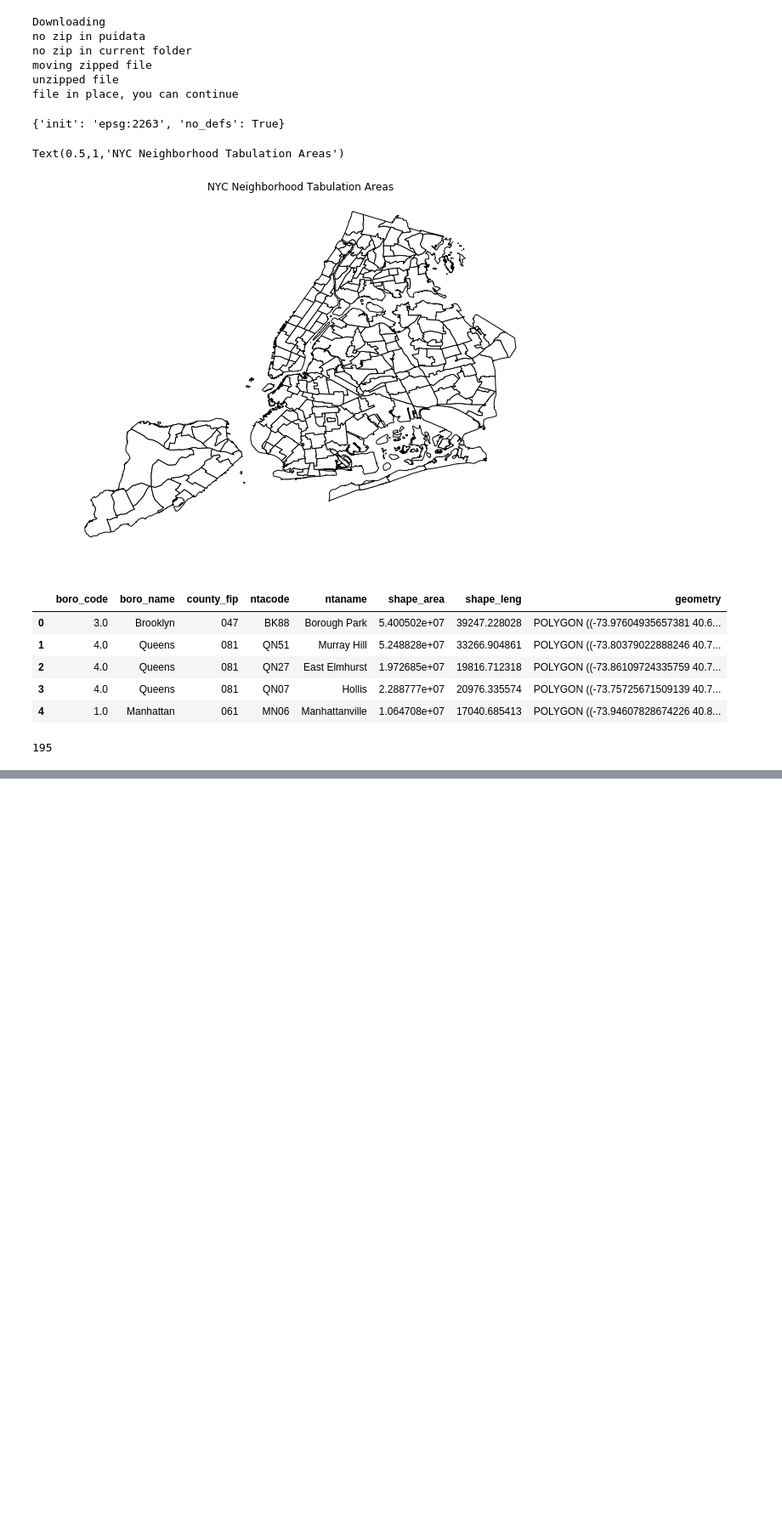
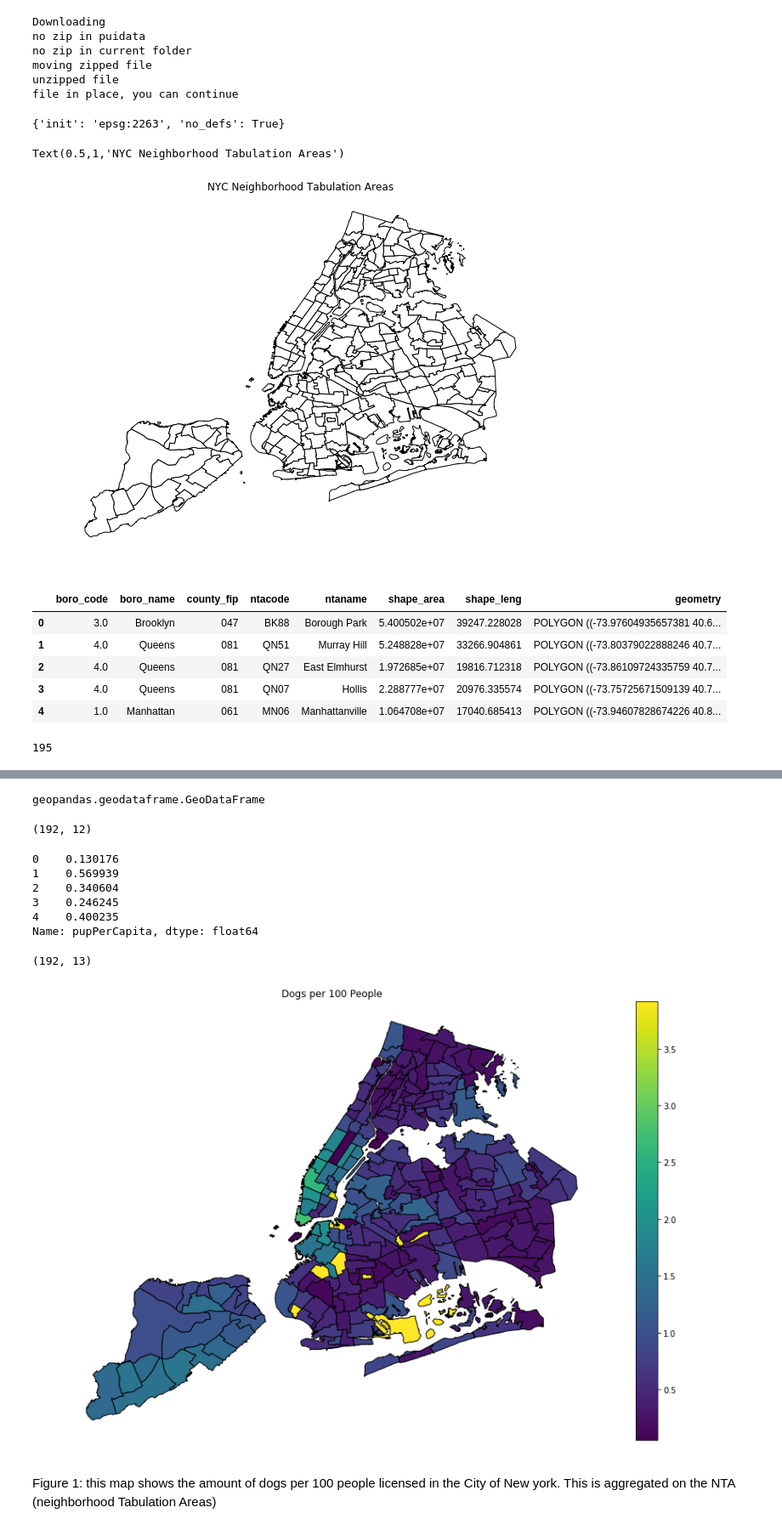
Before and after one commit to samjfalk/PUI2018_sjf374, a Jupyter notebook: HW8_sjf374/HW8_1_sjf374.ipynb, the cells around one changed output, grey strips where cells are left out. Shown at 85% size. Cells and saved outputs as stored; diff of their text form; code cells hidden in the pictures; blank space fills up the shorter version.

Commit message:
graph for HW8

```diff
--- a/HW8_sjf374/HW8_1_sjf374.ipynb
+++ b/HW8_sjf374/HW8_1_sjf374.ipynb
@@ -139,0 +175,2 @@ pupsdf.head()
+# %%
+popdf = pd.DataFrame(popdf.groupby(['NTA Code'])['Population'].sum()).reset_index()
@@ -139,0 +191,2 @@ pupsdf.head()
+# %%
+mergeddf = gdf.merge(pupsdf, left_on='ntacode', right_on='nta').merge(popdf, left_on='ntacode', right_on='NTA Code')
@@ -139,0 +202,10 @@ pupsdf.head()
+# %%
+type(mergeddf)
+# %% [output]
+geopandas.geodataframe.GeoDataFrame
+# %%
+mergeddf.shape
+# %% [output]
+(192, 12)
+# %%
+mergeddf['pupPerCapita'] = mergeddf['pup_count']/mergeddf['Population']*100
@@ -139,0 +214,24 @@ pupsdf.head()
+# %%
+mergeddf['pupPerCapita'].head()
+# %% [output]
+0    0.130176
+1    0.569939
+2    0.340604
+3    0.246245
+4    0.400235
+Name: pupPerCapita, dtype: float64
+# %%
+mergeddf.shape
+# %% [output]
+(192, 13)
+# %%
+fig, ax = pl.subplots(figsize=(15,10))
+
+mergeddf.plot(ax=ax, column='pupPerCapita', legend=True, edgecolor="black").axis('off')
+pl.title('Dogs per 100 People')
+
+pl.show()
+# %% [output]
+[figure, added]
+# %% [markdown]
+Figure 1: this map shows the amount of dogs per 100 people licensed in the City of New york. This is aggregated on the NTA (neighborhood Tabulation Areas)
```
Also changed, not shown: parts of 24 cells of this notebook.
